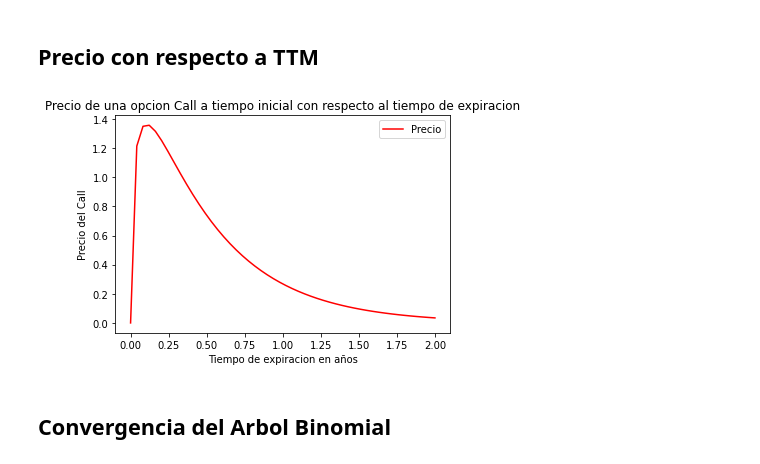
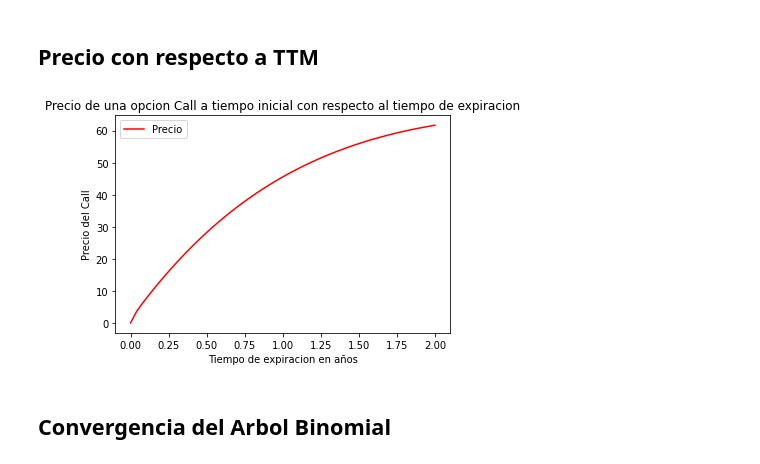
Before and after one commit to manumau-hub/finanzasCuantitativas, a Jupyter notebook: Notebooks/Sensibilidades con binomial.ipynb, the cells around one changed output. Saved outputs shown, nothing was run; the diff lists cells and outputs as text; code cells hidden in the pictures.

```diff
--- a/Notebooks/Sensibilidades con binomial.ipynb
+++ b/Notebooks/Sensibilidades con binomial.ipynb
@@ -148,7 +148,7 @@ T = 1
 r = 0.05
 sigma= 0.25
 div =0
-pasos = 1000
+pasos = 200
 
 K_MAX = 2*S
 K_vec = np.linspace(0,K_MAX,50)
@@ -180,7 +180,7 @@ T = 1
 r = 0.05
 sigma= 0.25
 div =0
-pasos = 1000
+pasos = 200
 
 K_MAX = 2*S
 K_vec = np.linspace(0,K_MAX,50)
@@ -215,7 +215,7 @@ T = 1
 r = 0.05
 sigma= 0.25
 div =0
-pasos = 1000
+pasos = 200
 
 sigma_MAX = 8*sigma
 sigma_vec = np.linspace(0,sigma_MAX,50)
@@ -241,7 +241,7 @@ T = 1
 r = 0.05
 sigma= 0.25
 div =0
-pasos = 1000
+pasos = 200
 
 sigma_MAX = 8*sigma
 sigma_vec = np.linspace(0,sigma_MAX,50)
@@ -264,29 +264,29 @@ plt.show()
 # %%
 tipo = "C"
 S = 100
 K = 100
 T = 1
-r = 0.05
+r = 0.8
 sigma= 0.25
-div =0.5
-pasos = 1000
+div =0.1
+pasos = 200
 
 T_MAX = 2*T
 T_vec = np.linspace(0,T_MAX,50)
 precios = np.zeros(len(T_vec))
 
 for index in range(1,len(T_vec)):
     precios[index] = opcion_europea_bin_c(tipo, S, K, T_vec[index], r, sigma, div, pasos)
 plt.plot(T_vec,precios,'r', label='Precio')
 plt.legend()
 
 plt.xlabel('Tiempo de expiracion en años')
 plt.ylabel('Precio del Call')
 plt.title('Precio de una opcion Call a tiempo inicial con respecto al tiempo de expiracion')
 
 plt.show()
 # %% [output]
-[figure, old version]
+[figure, new version]
 # %% [markdown]
 ## Convergencia del Arbol Binomial
 # %%
```
Also changed, not shown: parts of 2 cells of this notebook, 6 other files.
